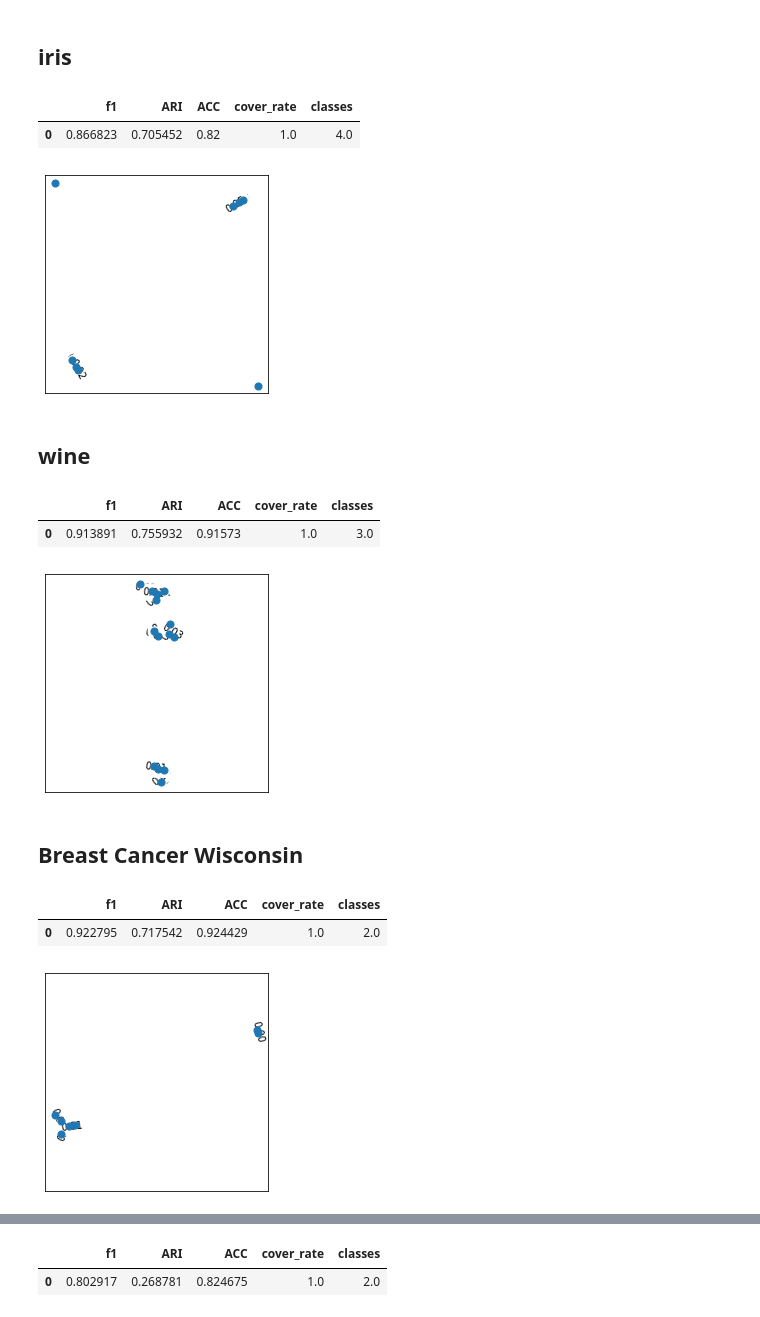
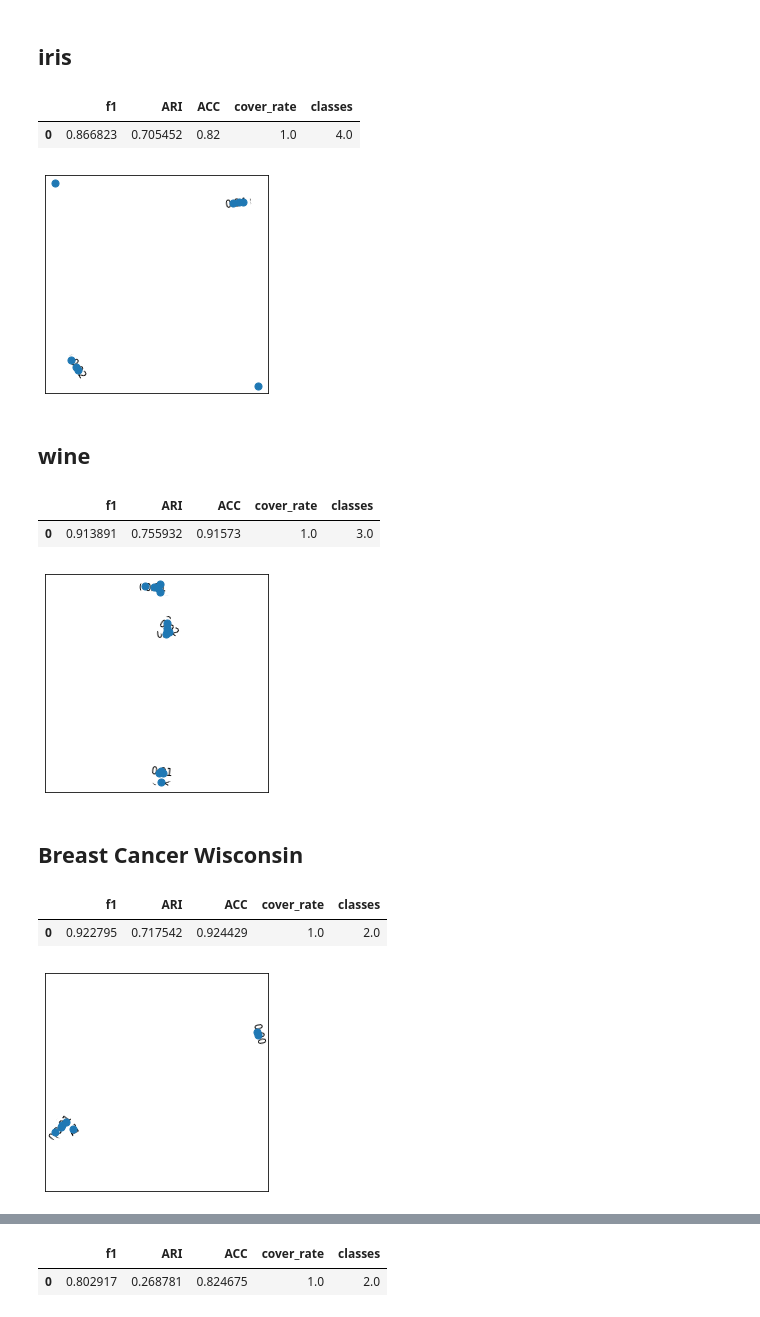
Before and after one commit to gaozhangyang/GIT, a Jupyter notebook: ex2_realdata/experiment.ipynb, the cells around one changed output, grey strips where cells are left out. Cells and saved outputs as stored; diff of their text form; code cells hidden in the pictures.

```diff
--- a/ex2_realdata/experiment.ipynb
+++ b/ex2_realdata/experiment.ipynb
@@ -69,19 +69,6 @@ class DataLoader:
             Y_map = {Y_set[i]:i for i in range(len(Y_set))}
             Y_true = np.array([Y_map[y] for y in Y_true])
             return X,Y_true
-
-        if name=='seismic':
-            df = pd.read_csv('./real_data/seismic-bumps.txt',sep = ',',header=None)
-            for col in [0,1,2,7]:
-                sym=list(set(df.iloc[:,col]))
-                for i in range(len(sym)):
-                    df.iloc[df.iloc[:,col]==sym[i],col]=i
-            X=df.iloc[:,:-1].values.astype(np.float)
-            Y_true=df.iloc[:,-1].values.astype(np.int)
-            Y_set=list(set(Y_true))
-            Y_map={Y_set[i]:i for i in range(len(Y_set))}
-            Y_true=np.array([Y_map[y] for y in Y_true])
-            return X,Y_true
 # %% [markdown]
 # DGSFC(GDT)
 # %% [markdown]
@@ -91,7 +78,7 @@ X,Y_true=DataLoader.load('iris')
 Y_pred = api.DGSFC.fit( X,
                       K_d=9,
                       K_s=6,
-                      alpha=0.63,
+                      alpha=0.35,
                       epsilon=0,
                       plot=True,
                       scale=True
@@ -103,28 +90,28 @@ result
 # %% [output]
 |  | f1 | ARI | ACC | cover_rate | classes |
 | 0 | 0.866823 | 0.705452 | 0.82 | 1.0 | 4.0 |
-[figure, old version]
+[figure, new version]
 # %% [markdown]
 ## wine
 # %%
 X,Y_true=DataLoader.load('wine')
 
 Y_pred = api.DGSFC.fit( X,
                       K_d=6,
                       K_s=3,
-                      alpha=0.4,
+                      alpha=0.1,
                       epsilon=0,
                       plot=True,
                       scale=True
                      )
 
 Y_pred,Y_true=matchY(Y_pred,Y_true)
 result=measures_calculator(Y_true,Y_pred)
 result
 # %% [output]
 |  | f1 | ARI | ACC | cover_rate | classes |
 | 0 | 0.913891 | 0.755932 | 0.91573 | 1.0 | 3.0 |
-[figure, old version]
+[figure, new version]
 # %% [markdown]
 ## 	Breast Cancer Wisconsin
 # %%
@@ -133,7 +120,7 @@ X,Y_true=DataLoader.load('breast cancer')
 Y_pred = api.DGSFC.fit( X,
                       K_d=9,
                       K_s=8,
-                      alpha=0.5,
+                      alpha=0.15,
                       epsilon=0,
                       plot=True,
                       scale=True
@@ -145,5 +132,5 @@ result
 # %% [output]
 |  | f1 | ARI | ACC | cover_rate | classes |
 | 0 | 0.922795 | 0.717542 | 0.924429 | 1.0 | 2.0 |
-[figure, old version]
+[figure, new version]
 # %% [markdown]
```
Also changed, not shown: parts of 38 cells of this notebook, 2 other files.
